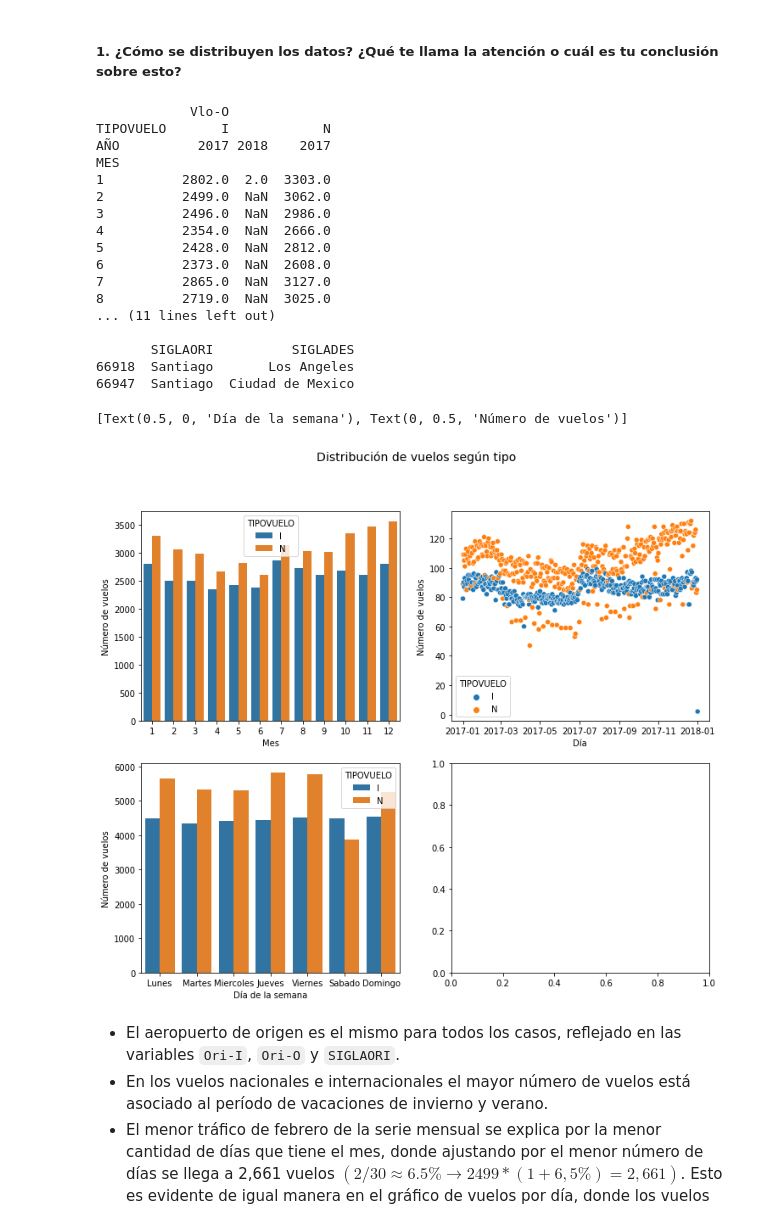
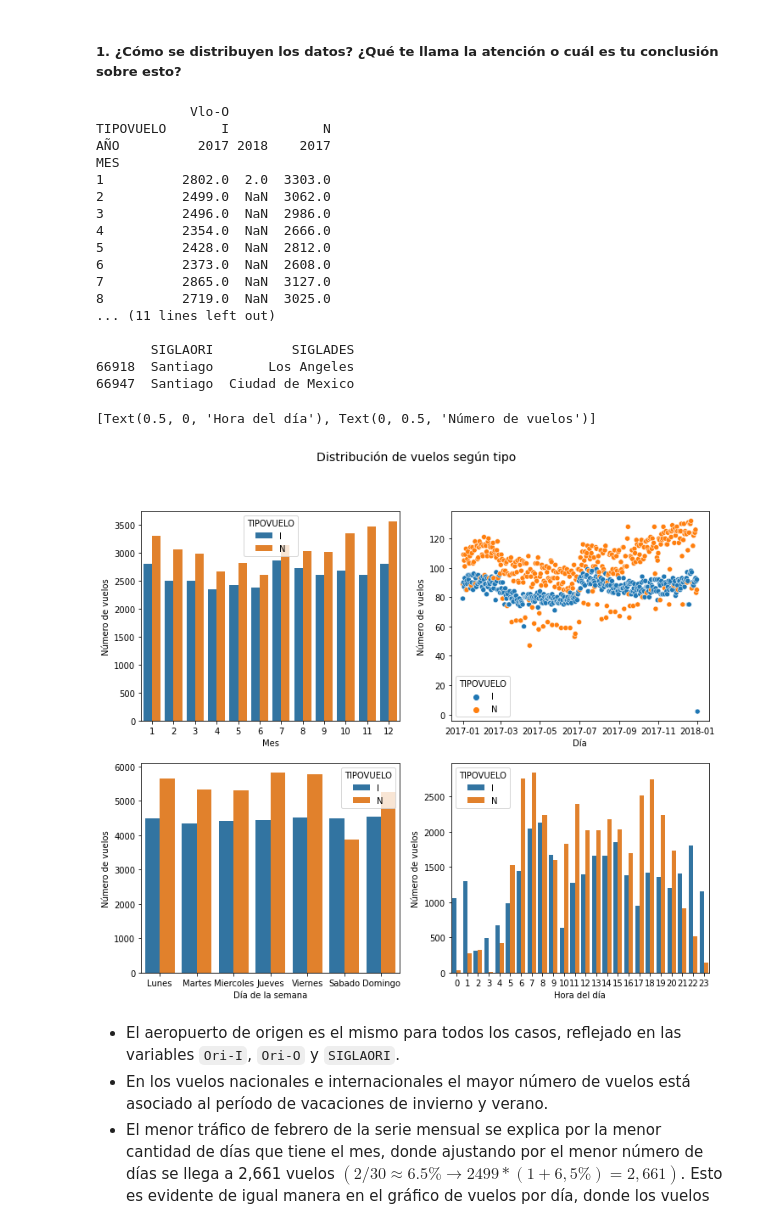
Before and after one commit to oscarjquintana/ChallengeLATAM, a Jupyter notebook: solution.ipynb, the cells around one changed output. Drawn from its saved outputs; the diff is of its cells as text; code cells hidden in the pictures.

```diff
--- a/solution.ipynb
+++ b/solution.ipynb
@@ -56,47 +56,74 @@ df["Fecha-O"] = pd.to_datetime(df["Fecha-O"])
 ##### 1. ¿Cómo se distribuyen los datos? ¿Qué te llama la atención o cuál es tu conclusión sobre esto?
 # %%
 #Distribución de los datos según año y mes
-print(pd.pivot_table(df, values = ['Vlo-O'], index = ['MES'], columns = ['TIPOVUELO','AÑO'], aggfunc = 'count'))
+print(pd.pivot_table(df, values = ['Vlo-O'], index = ['MES'], columns = ['TIPOVUELO', 'AÑO'], aggfunc = 'count'))
 #Existen solamente 2 datos del año 2018 para los vuelos internacionales. Seguramente corresponden a atrasos del 2017. Se verifica esta situación:
-print(df[df['AÑO']==2018])
+print(df[df['AÑO'] == 2018])
 
 #Grafica distribución de vuelos durante el año
 #Genera variable fecha redondeando a nivel de día
 df['fecha_d'] = pd.to_datetime(dict(year = df.AÑO, month = df.MES, day = df.DIA))
+df['Hora'] = df['Fecha-I'].dt.hour
 df['one'] = 1
 
-df_sum_d = df[['AÑO','MES','DIA','fecha_d','Vlo-O','TIPOVUELO']].groupby(['AÑO','MES','DIA','fecha_d','TIPOVUELO'], as_index=False).count()
+df_sum_d = df[['AÑO', 'MES', 'DIA', 'fecha_d', 'Vlo-O', 'TIPOVUELO']].groupby(['AÑO', 'MES', 'DIA', 'fecha_d', 'TIPOVUELO'], as_index=False).count()
 
 #Grafica distribución de vuelos en el tiempo y según tipo
 fig, ax = plt.subplots(2, 2, figsize=(12,10))
 fig.suptitle('Distribución de vuelos según tipo', fontsize=14)
-plt1 = sns.barplot(data=df, x='MES', y='one', hue='TIPOVUELO', estimator=sum, errorbar=None, ax = ax[0,0])
+plt1 = sns.barplot(
+    data = df,
+    x = 'MES',
+    y = 'one',
+    hue = 'TIPOVUELO',
+    estimator = sum,
+    errorbar = None,
+    ax = ax[0,0]
+    )
 plt1.set(xlabel='Mes', ylabel='Número de vuelos')
 plt2 = sns.scatterplot(data=df_sum_d, x='fecha_d', y='Vlo-O', hue='TIPOVUELO', ax = ax[0,1])
 plt2.set(xlabel='Día', ylabel='Número de vuelos')
-plt3 = sns.barplot(data=df, x='DIANOM', y='one', hue='TIPOVUELO', estimator=sum, order=['Lunes', 'Martes', 'Miercoles', 'Jueves', 'Viernes',
-    'Sabado', 'Domingo'], errorbar=None, ax = ax[1,0])
+plt3 = sns.barplot(
+    data = df,
+    x = 'DIANOM',
+    y = 'one',
+    hue = 'TIPOVUELO',
+    estimator = sum,
+    order = ['Lunes', 'Martes', 'Miercoles', 'Jueves', 'Viernes', 'Sabado', 'Domingo'],
+    errorbar = None,
+    ax = ax[1,0]
+    )
 plt3.set(xlabel='Día de la semana', ylabel='Número de vuelos')
+plt4 = sns.barplot(
+    data = df,
+    x = 'Hora',
+    y = 'one',
+    hue = 'TIPOVUELO',
+    estimator = sum,
+    errorbar = None,
+    ax = ax[1,1]
+    )
+plt4.set(xlabel='Hora del día', ylabel='Número de vuelos')
 # %% [output]
             Vlo-O
 TIPOVUELO       I            N
 AÑO          2017 2018    2017
 MES
 1          2802.0  2.0  3303.0
 2          2499.0  NaN  3062.0
 3          2496.0  NaN  2986.0
 4          2354.0  NaN  2666.0
 5          2428.0  NaN  2812.0
 6          2373.0  NaN  2608.0
 7          2865.0  NaN  3127.0
 8          2719.0  NaN  3025.0
 ... (11 lines left out)
 
        SIGLAORI          SIGLADES
 66918  Santiago       Los Angeles
 66947  Santiago  Ciudad de Mexico
-[Text(0.5, 0, 'Día de la semana'), Text(0, 0.5, 'Número de vuelos')]
+[Text(0.5, 0, 'Hora del día'), Text(0, 0.5, 'Número de vuelos')]
-[figure, old version]
+[figure, new version]
 # %% [markdown]
 * El aeropuerto de origen es el mismo para todos los casos, reflejado en las variables `Ori-I`, `Ori-O` y `SIGLAORI`.
 * En los vuelos nacionales e internacionales el mayor número de vuelos está asociado al período de vacaciones de invierno y verano.
```
Also changed, not shown: parts of 33 cells of this notebook.
